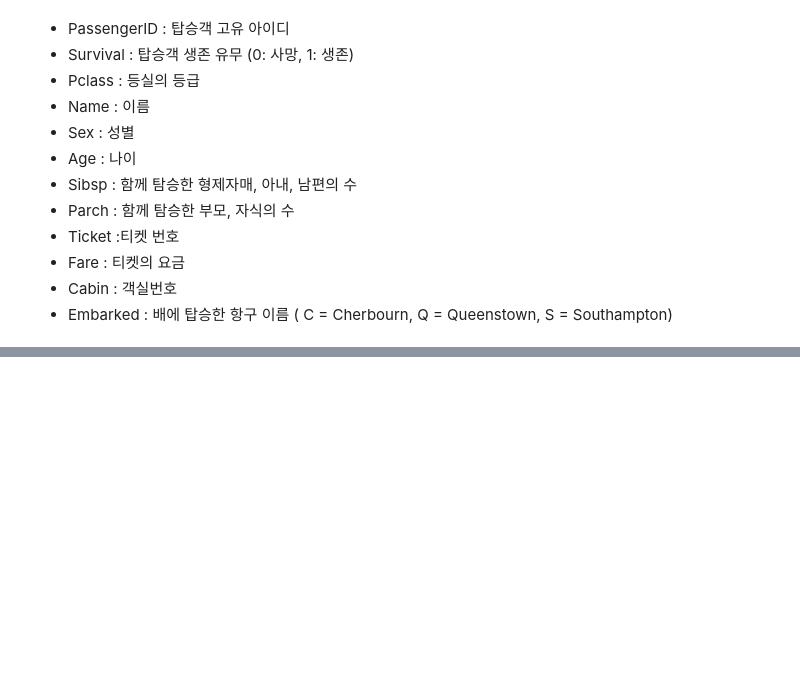
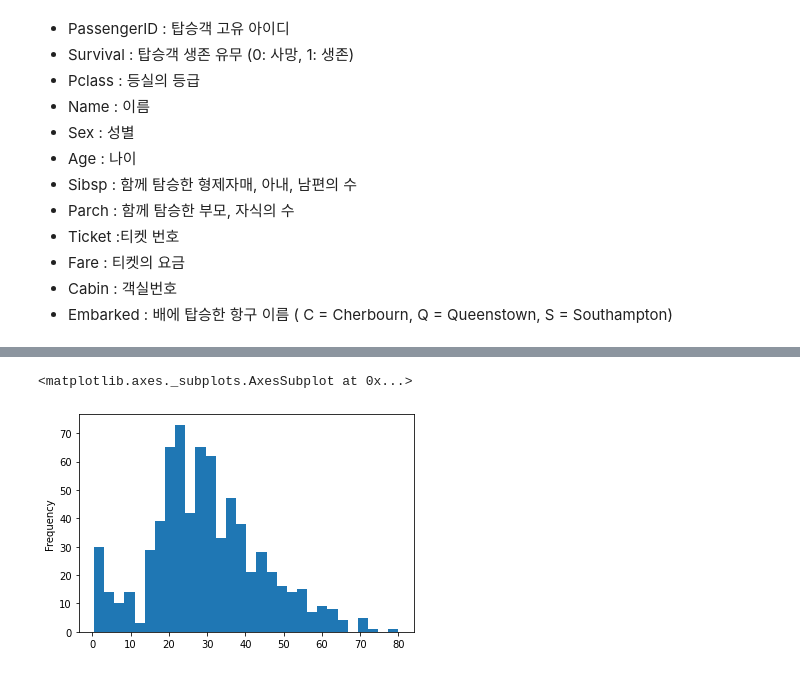
Before and after one commit to SundayDeepLearning/SundayDeepLearning, a Jupyter notebook: MC_Titanic/src/titanic.ipynb, the cells around one changed output, grey strips where cells are left out. Drawn from its saved outputs; the diff is of its cells as text; code cells hidden in the pictures; blank space fills up the shorter version.

```diff
--- a/MC_Titanic/src/titanic.ipynb
+++ b/MC_Titanic/src/titanic.ipynb
@@ -60,0 +226,5 @@ test.head()
+# %%
+train['Age'].plot(kind = "hist", bins = 30)
+# %% [output]
+<matplotlib.axes._subplots.AxesSubplot at 0x...>
+[figure, added]
```
Also changed, not shown: parts of 48 cells of this notebook.
